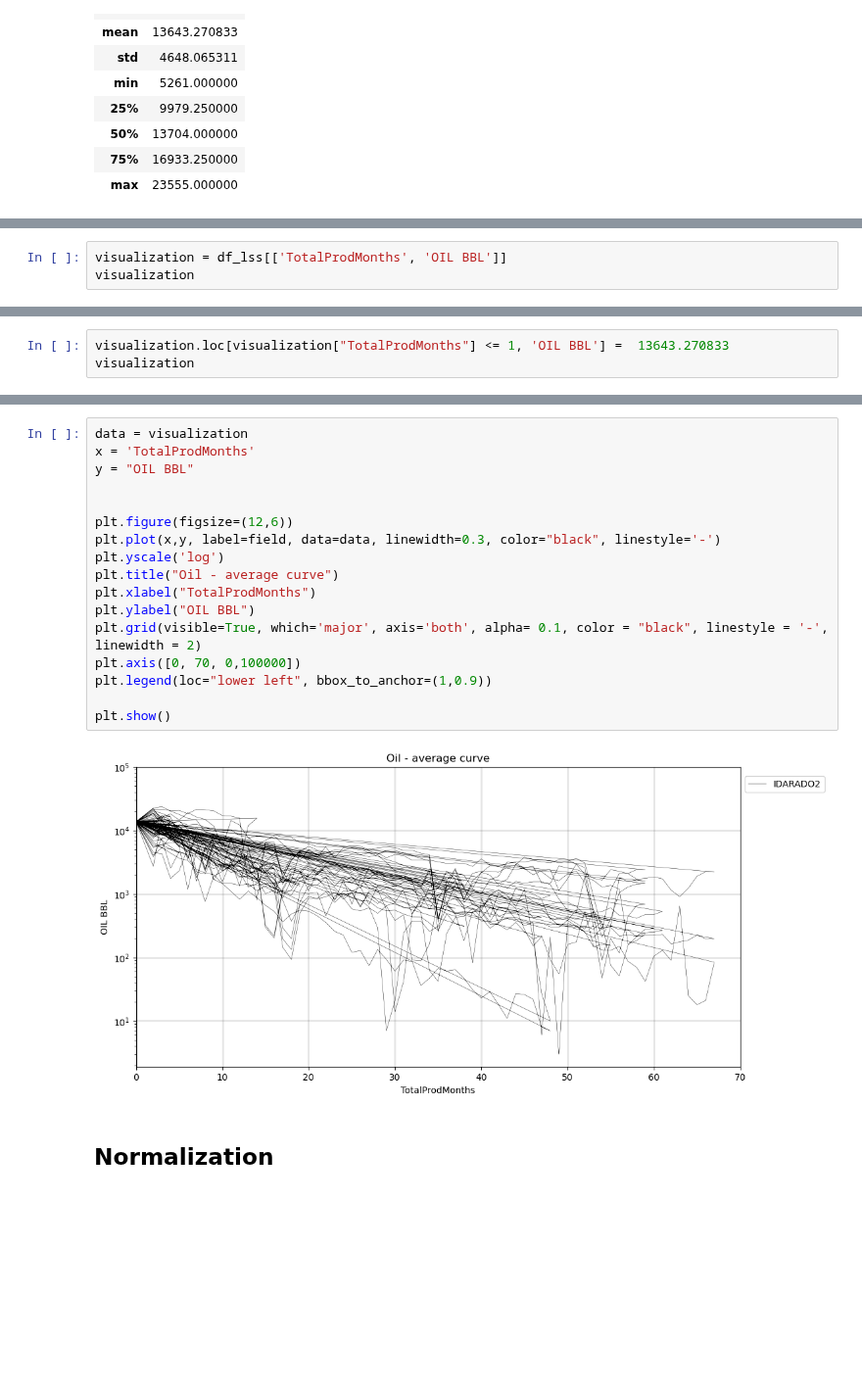
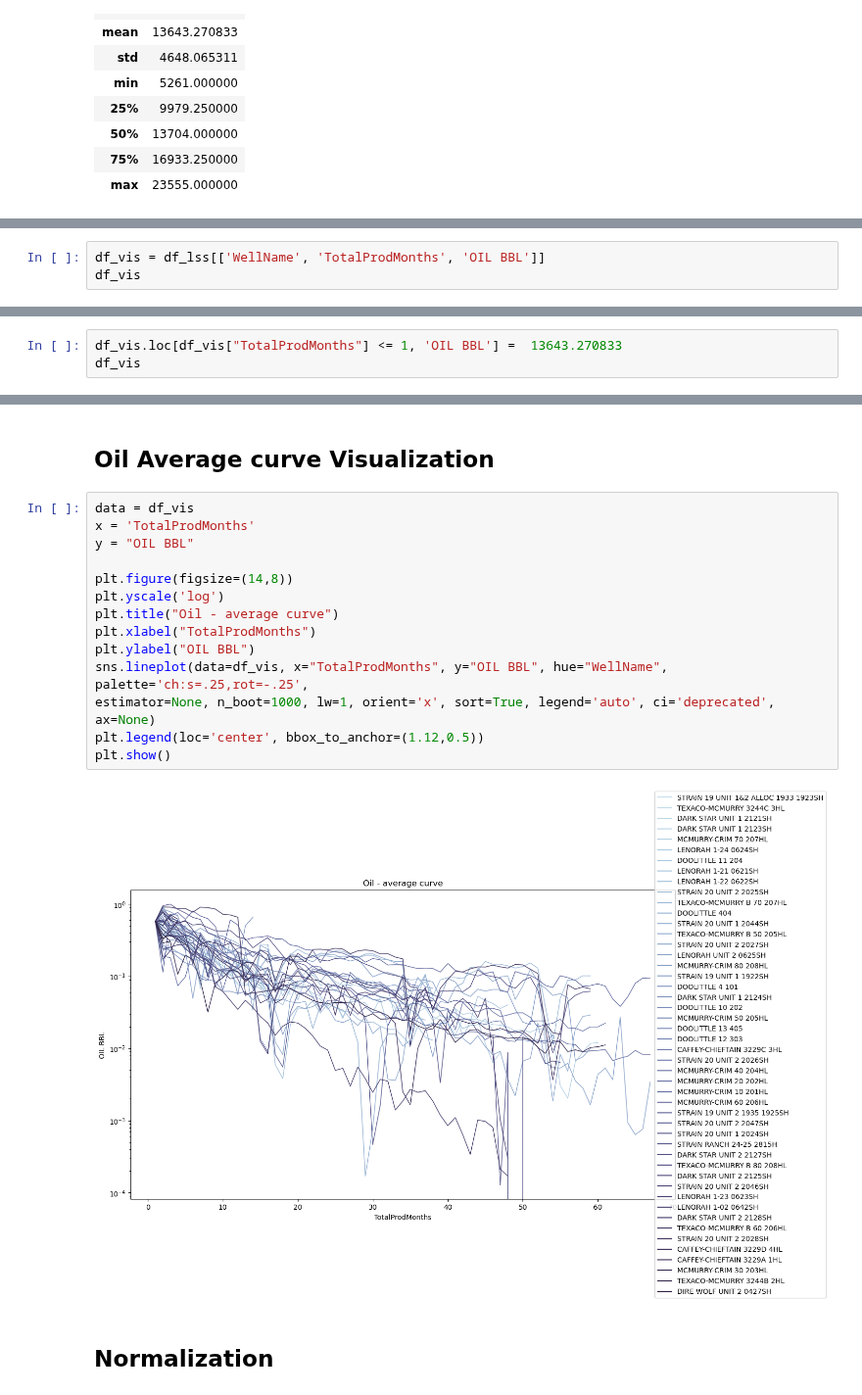
Before and after one commit to dasxgo/rocket-app, a Jupyter notebook: tap_rock_shlitz.ipynb, the cells around one changed output, grey strips where cells are left out. Shown at 98% size. Cells and saved outputs as stored; diff of their text form; blank space fills up the shorter version.

Commit message:
seaborn lineplot

```diff
--- a/tap_rock_shlitz.ipynb
+++ b/tap_rock_shlitz.ipynb
@@ -318,4 +315,4 @@ dtype: float64
 # %%
-visualization = df_lss[['TotalProdMonths', 'OIL BBL']]
-visualization
+df_vis = df_lss[['WellName', 'TotalProdMonths', 'OIL BBL']]
+df_vis
 # %% [output]
@@ -335,4 +332,4 @@ visualization
 # %%
-visualization.loc[visualization["TotalProdMonths"] <= 1, 'OIL BBL'] =  13643.270833
-visualization
+df_vis.loc[df_vis["TotalProdMonths"] <= 1, 'OIL BBL'] =  13643.270833
+df_vis
 # %% [output]
@@ -369,22 +349,21 @@ visualization
+# %% [markdown]
+## Oil Average curve Visualization
 # %%
-data = visualization
+data = df_vis
 x = 'TotalProdMonths'
 y = "OIL BBL"
 
-
-plt.figure(figsize=(12,6))
-plt.plot(x,y, label=field, data=data, linewidth=0.3, color="black", linestyle='-')
+plt.figure(figsize=(14,8))
 plt.yscale('log')
 plt.title("Oil - average curve")
 plt.xlabel("TotalProdMonths")
 plt.ylabel("OIL BBL")
-plt.grid(visible=True, which='major', axis='both', alpha= 0.1, color = "black", linestyle = '-', linewidth = 2)
-plt.axis([0, 70, 0,100000])
-plt.legend(loc="lower left", bbox_to_anchor=(1,0.9))
-
+sns.lineplot(data=df_vis, x="TotalProdMonths", y="OIL BBL", hue="WellName", palette='ch:s=.25,rot=-.25',
+estimator=None, n_boot=1000, lw=1, orient='x', sort=True, legend='auto', ci='deprecated', ax=None)
+plt.legend(loc='center', bbox_to_anchor=(1.12,0.5))
 plt.show()
 # %% [output]
-[figure, old version]
+[figure, new version]
 # %% [markdown]
 ## Normalization
 # %%
```
Also changed, not shown: parts of 11 cells of this notebook.
